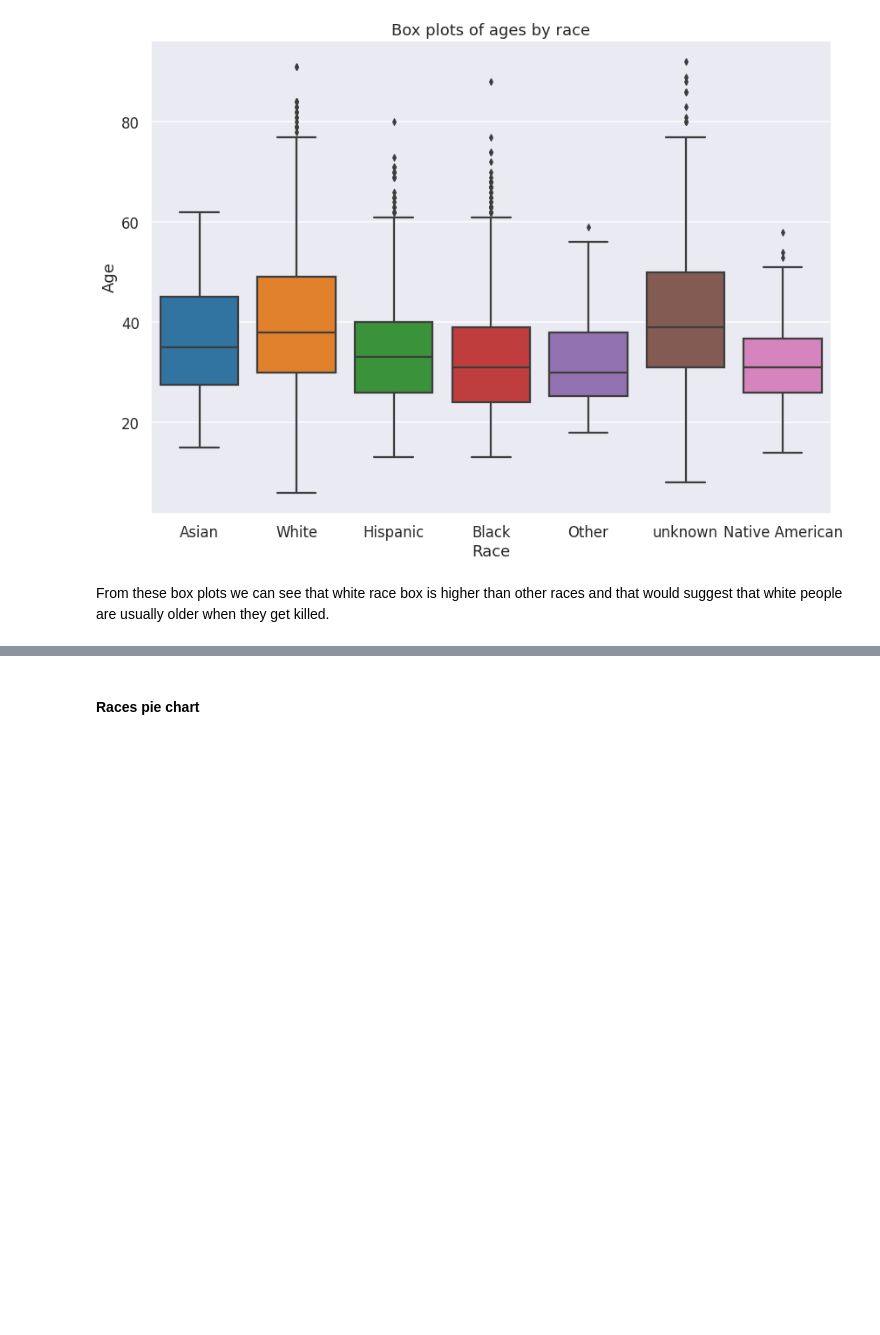
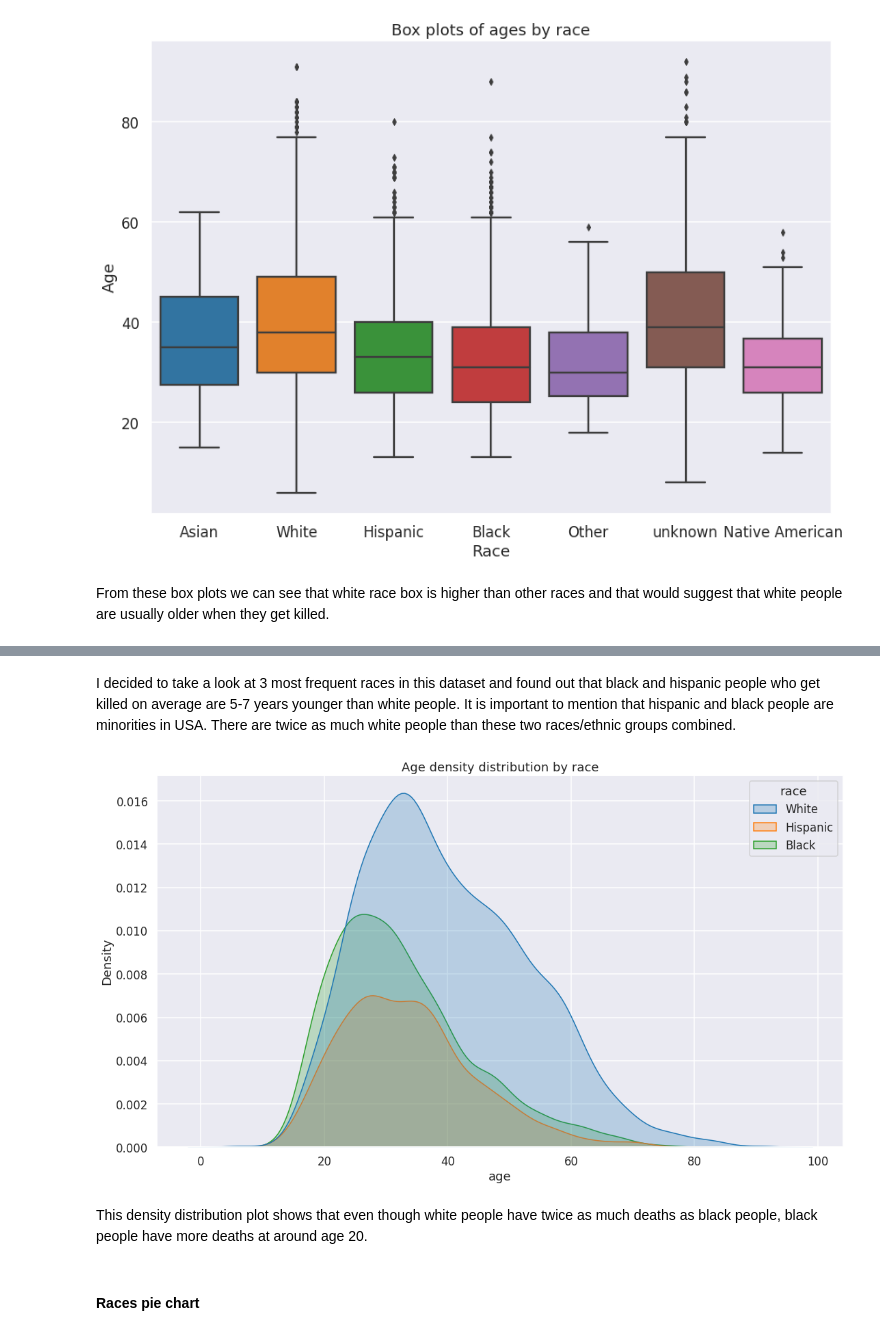
Before and after one commit to NerijusSh/data-police-shootings, a Jupyter notebook: 141.ipynb, the cells around one changed output, grey strips where cells are left out. Cells and saved outputs as stored; diff of their text form; code cells hidden in the pictures; blank space fills up the shorter version.

```diff
--- a/141.ipynb
+++ b/141.ipynb
@@ -501,3 +468,16 @@ From these box plots we can see that white race box is higher than other races a
+# %% [markdown]
+I decided to take a look at 3 most frequent races in this dataset and found out that black and hispanic people who get killed on average are 5-7 years younger than white people. It is important to mention that hispanic and black people are minorities in USA. There are twice as much white people than these two races/ethnic groups combined.
+# %%
+fig=plt.figure(figsize=(18,10))
+
+sns.kdeplot(data=freq_race, x="age", hue="race", shade=True)
+
+plt.title('Age density distribution by race')
+plt.show()
+# %% [output]
+[figure, added]
+# %% [markdown]
+This density distribution plot shows that even though white people have twice as much deaths as black people, black people have more deaths at around age 20.
 # %% [markdown]
 #### Races pie chart
 # %%
```
Also changed, not shown: parts of 50 cells of this notebook.
